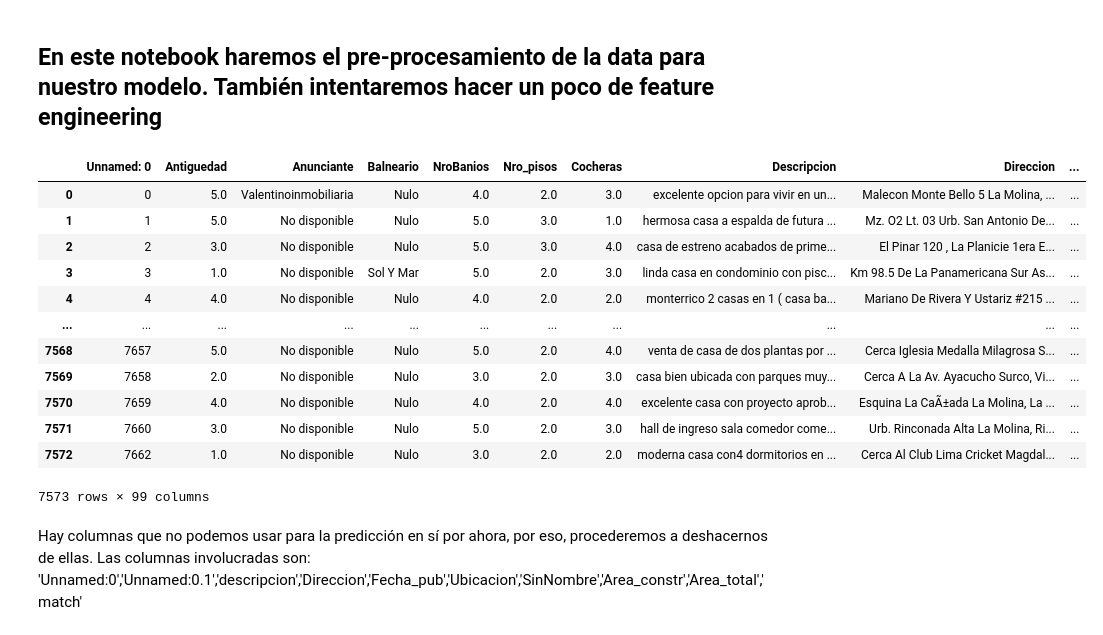
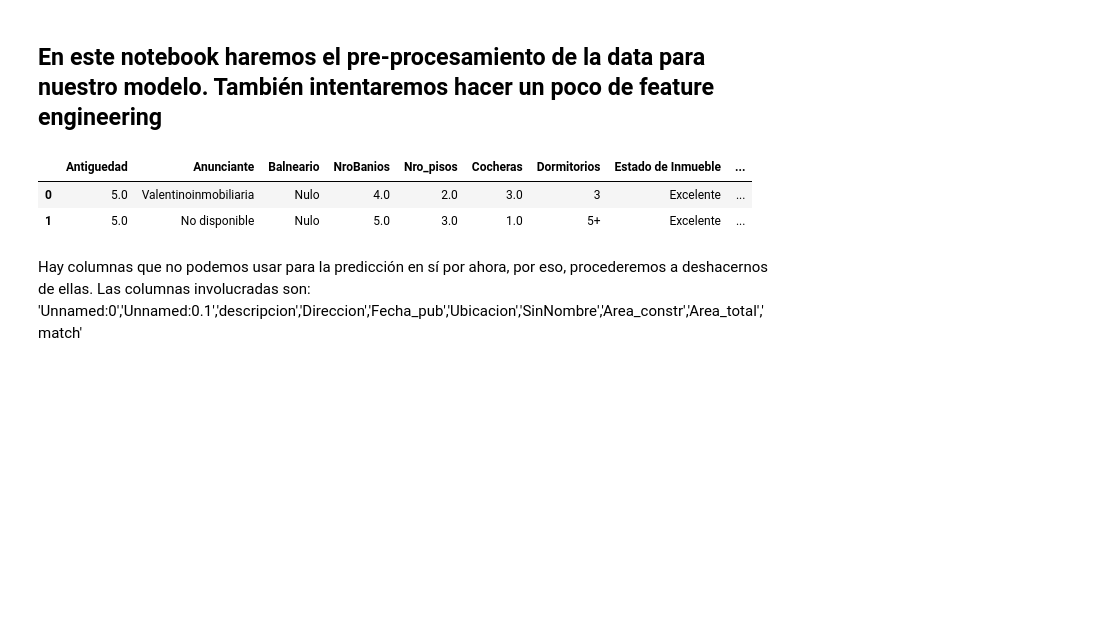
Before and after one commit to PBenavides/Automated-Valuation-Model-Lima, a Jupyter notebook: Data Analysis/Analisis_casas_pt_04.ipynb, the cells around one changed output. Drawn from its saved outputs; the diff is of its cells as text; code cells hidden in the pictures; blank space fills up the shorter version.

```diff
--- a/Data Analysis/Analisis_casas_pt_04.ipynb
+++ b/Data Analysis/Analisis_casas_pt_04.ipynb
@@ -9,21 +10,11 @@ import seaborn as sns
 df = pd.read_csv('data_para_preprocessing_con_gh.csv')
 pd.set_option('display.max_columns',None)
 # %%
-df
+df.head(2)
 # %% [output]
-|  | Unnamed: 0 | Antiguedad | Anunciante | Balneario | NroBanios | Nro_pisos | Cocheras | Descripcion | Direccion | ... |
-| 0 | 0 | 5.0 | Valentinoinmobiliaria | Nulo | 4.0 | 2.0 | 3.0 | excelente opcion para vivir en un... | Malecon Monte Bello 5 La Molina, ... | ... |
-| 1 | 1 | 5.0 | No disponible | Nulo | 5.0 | 3.0 | 1.0 | hermosa casa a espalda de futura ... | Mz. O2 Lt. 03 Urb. San Antonio De... | ... |
-| 2 | 2 | 3.0 | No disponible | Nulo | 5.0 | 3.0 | 4.0 | casa de estreno acabados de prime... | El Pinar 120 , La Planicie 1era E... | ... |
-| 3 | 3 | 1.0 | No disponible | Sol Y Mar | 5.0 | 2.0 | 3.0 | linda casa en condominio con pisc... | Km 98.5 De La Panamericana Sur As... | ... |
-| 4 | 4 | 4.0 | No disponible | Nulo | 4.0 | 2.0 | 2.0 | monterrico 2 casas en 1 ( casa ba... | Mariano De Rivera Y Ustariz #215 ... | ... |
-| ... | ... | ... | ... | ... | ... | ... | ... | ... | ... | ... |
-| 7568 | 7657 | 5.0 | No disponible | Nulo | 5.0 | 2.0 | 4.0 | venta de casa de dos plantas por ... | Cerca Iglesia Medalla Milagrosa S... | ... |
-| 7569 | 7658 | 2.0 | No disponible | Nulo | 3.0 | 2.0 | 3.0 | casa bien ubicada con parques muy... | Cerca A La Av. Ayacucho Surco, Vi... | ... |
-| 7570 | 7659 | 4.0 | No disponible | Nulo | 4.0 | 2.0 | 4.0 | excelente casa con proyecto aprob... | Esquina La CaÃ±ada La Molina, La ... | ... |
-| 7571 | 7660 | 3.0 | No disponible | Nulo | 5.0 | 2.0 | 3.0 | hall de ingreso sala comedor come... | Urb. Rinconada Alta La Molina, Ri... | ... |
-| 7572 | 7662 | 1.0 | No disponible | Nulo | 3.0 | 2.0 | 2.0 | moderna casa con4 dormitorios en ... | Cerca Al Club Lima Cricket Magdal... | ... |
+|  | Antiguedad | Anunciante | Balneario | NroBanios | Nro_pisos | Cocheras | Dormitorios | Estado de Inmueble | ... |
+| 0 | 5.0 | Valentinoinmobiliaria | Nulo | 4.0 | 2.0 | 3.0 | 3 | Excelente | ... |
+| 1 | 5.0 | No disponible | Nulo | 5.0 | 3.0 | 1.0 | 5+ | Excelente | ... |
-7573 rows × 99 columns
 # %% [markdown]
 Hay columnas que no podemos usar para la predicción en sí por ahora, por eso, procederemos a deshacernos de ellas. Las columnas involucradas son: 'Unnamed:0','Unnamed:0.1','descripcion','Direccion','Fecha_pub','Ubicacion','SinNombre','Area_constr','Area_total','match'
 # %%
```
Also changed, not shown: parts of 50 cells of this notebook, 3 other files.
